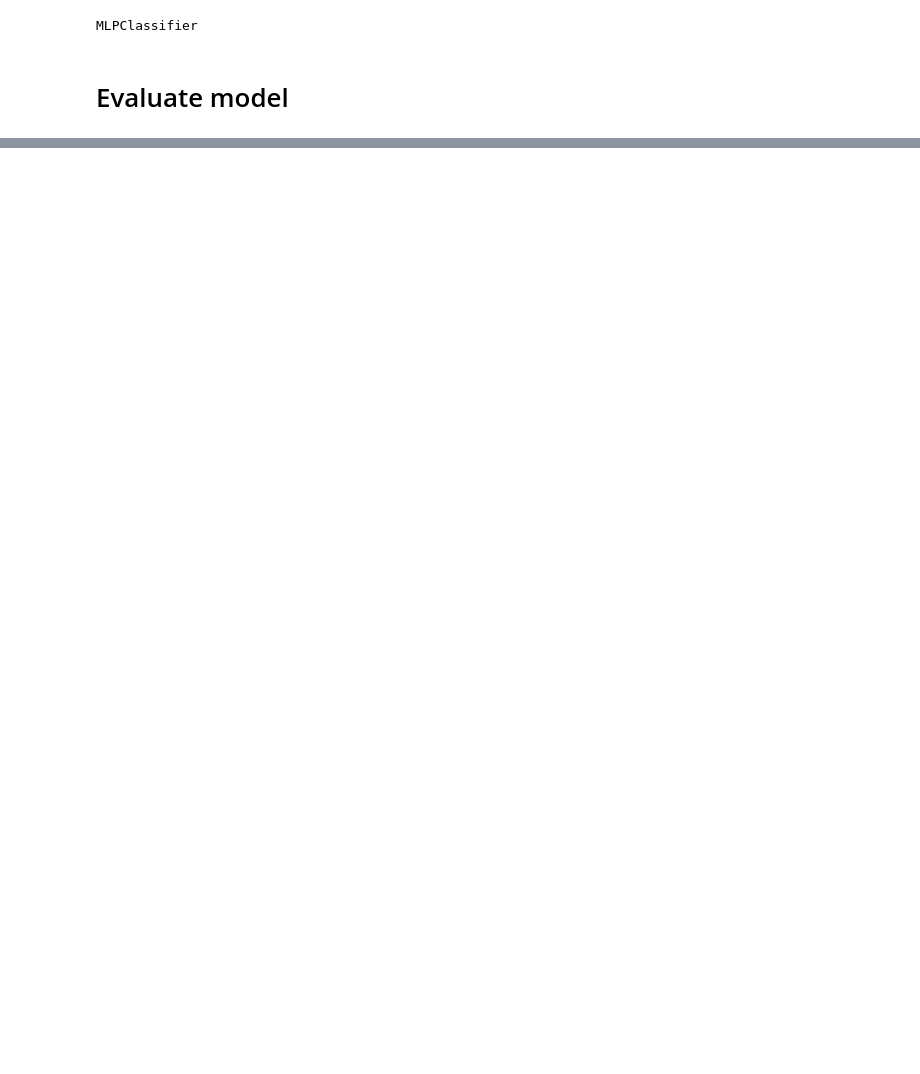
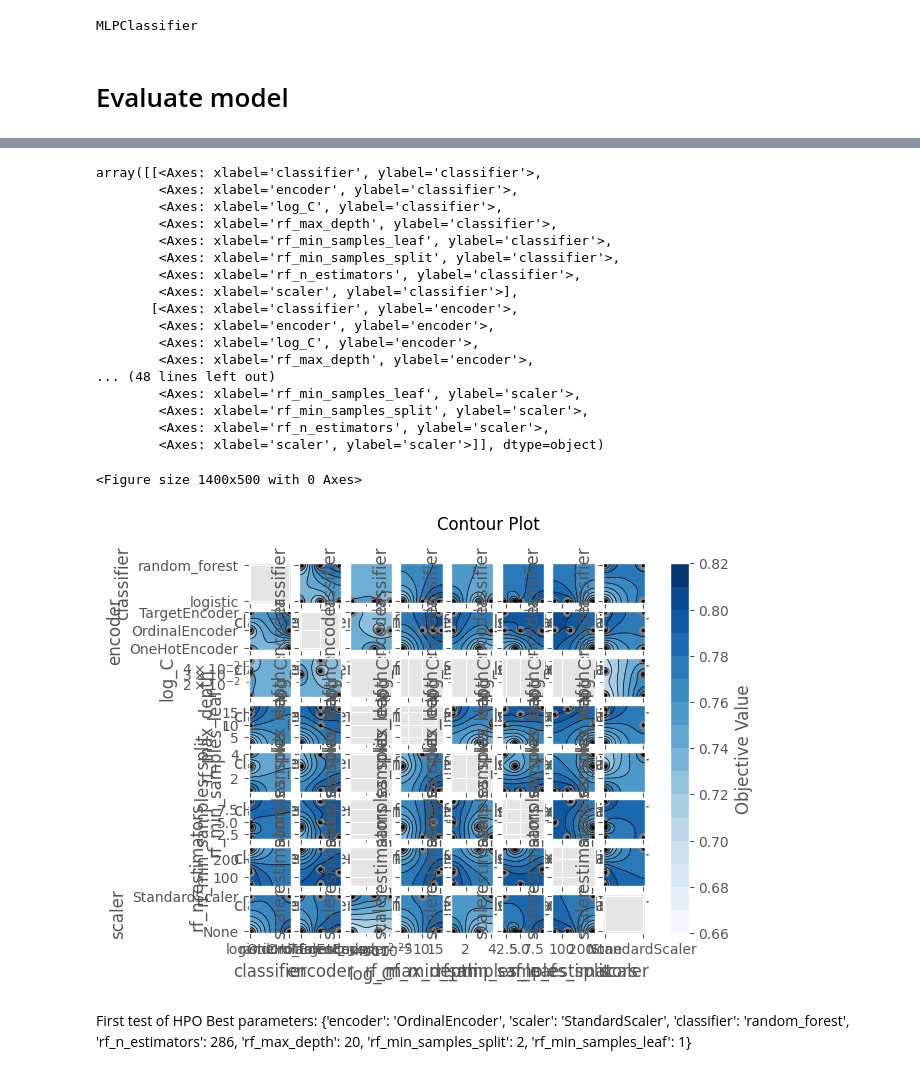
Before and after one commit to jimenacotera/Supervised-ML-Model-Comparison-and-Hyper-parameter-Optimisation, a Jupyter notebook: p1-part1.ipynb, the cells around one changed output, grey strips where cells are left out. Drawn from its saved outputs; the diff is of its cells as text; code cells hidden in the pictures; blank space fills up the shorter version.

```diff
--- a/p1-part1.ipynb
+++ b/p1-part1.ipynb
@@ -665,0 +637,5 @@ print("Best parameters:", study.best_params)
+# %%
+storage_loc = "sqlite:///optuna_study.db"
+# Optimize using Optuna
+study = optuna.create_study(direction="maximize", storage=storage_loc, study_name="HPO_v2")
+study.optimize(objective, n_trials=10)
@@ -665,0 +666,5 @@ print("Best parameters:", study.best_params)
+# %%
+plt.figure(figsize=(14,5))
+plt.tight_layout()
+vis.matplotlib.plot_contour(study)
+# %% [output]
@@ -665,0 +672,22 @@ print("Best parameters:", study.best_params)
+array([[<Axes: xlabel='classifier', ylabel='classifier'>,
+        <Axes: xlabel='encoder', ylabel='classifier'>,
+        <Axes: xlabel='log_C', ylabel='classifier'>,
+        <Axes: xlabel='rf_max_depth', ylabel='classifier'>,
+        <Axes: xlabel='rf_min_samples_leaf', ylabel='classifier'>,
+        <Axes: xlabel='rf_min_samples_split', ylabel='classifier'>,
+        <Axes: xlabel='rf_n_estimators', ylabel='classifier'>,
+        <Axes: xlabel='scaler', ylabel='classifier'>],
+       [<Axes: xlabel='classifier', ylabel='encoder'>,
+        <Axes: xlabel='encoder', ylabel='encoder'>,
+        <Axes: xlabel='log_C', ylabel='encoder'>,
+        <Axes: xlabel='rf_max_depth', ylabel='encoder'>,
+... (48 lines left out)
+        <Axes: xlabel='rf_min_samples_leaf', ylabel='scaler'>,
+        <Axes: xlabel='rf_min_samples_split', ylabel='scaler'>,
+        <Axes: xlabel='rf_n_estimators', ylabel='scaler'>,
+        <Axes: xlabel='scaler', ylabel='scaler'>]], dtype=object)
+<Figure size 1400x500 with 0 Axes>
+[figure, added]
+# %% [markdown]
+First test of HPO
+Best parameters: {'encoder': 'OrdinalEncoder', 'scaler': 'StandardScaler', 'classifier': 'random_forest', 'rf_n_estimators': 286, 'rf_max_depth': 20, 'rf_min_samples_split': 2, 'rf_min_samples_leaf': 1}
```
Also changed, not shown: parts of 11 cells of this notebook, 1 other file.
